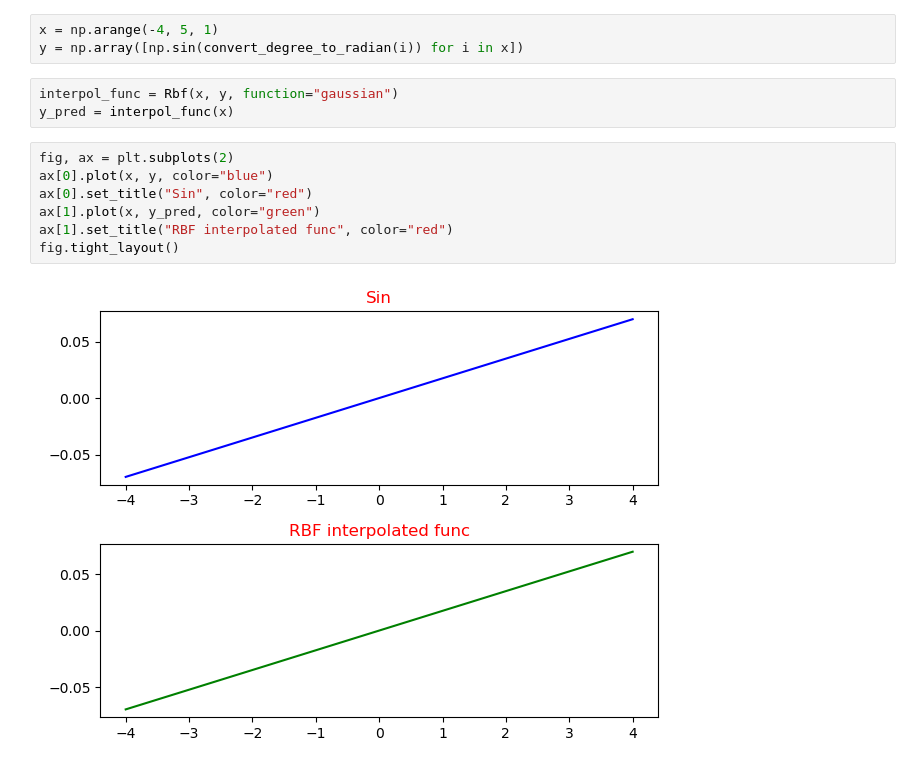
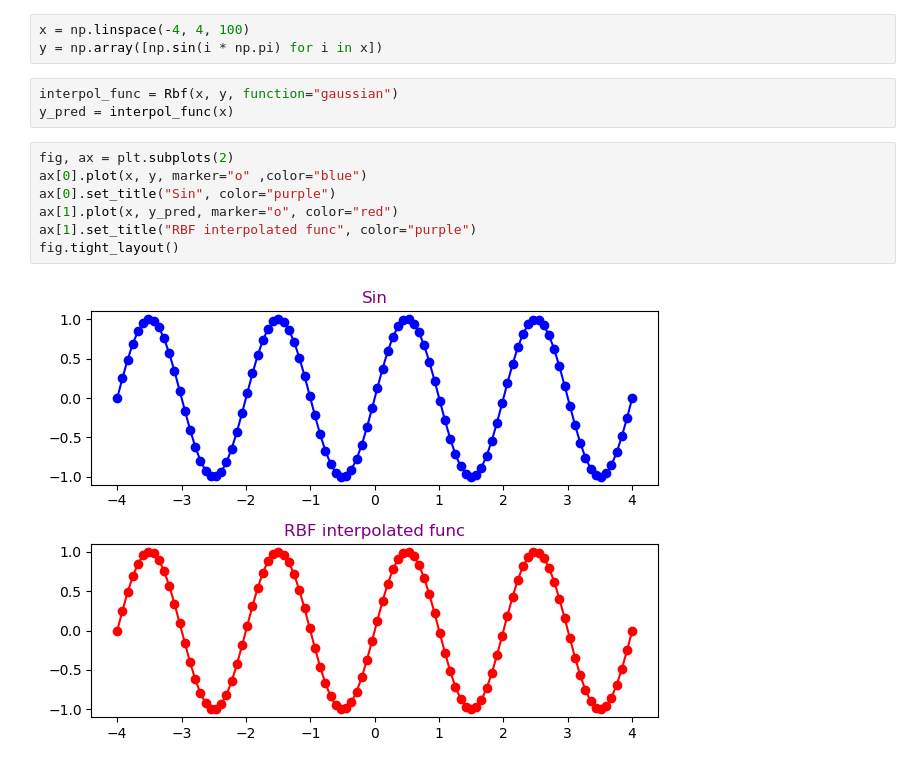
Before and after one commit to Khanzadeh-AH/NNAssignments, a Jupyter notebook: A2/Q5.ipynb, the cells around one changed output. Drawn from its saved outputs; the diff is of its cells as text.

```diff
--- a/A2/Q5.ipynb
+++ b/A2/Q5.ipynb
@@ -8,15 +5,15 @@ def convert_degree_to_radian(degree):
 # %%
-x = np.arange(-4, 5, 1)
-y = np.array([np.sin(convert_degree_to_radian(i)) for i in x])
+x = np.linspace(-4, 4, 100)
+y = np.array([np.sin(i * np.pi) for i in x])
 # %%
 interpol_func = Rbf(x, y, function="gaussian")
 y_pred = interpol_func(x)
 # %%
 fig, ax = plt.subplots(2)
-ax[0].plot(x, y, color="blue")
-ax[0].set_title("Sin", color="red")
-ax[1].plot(x, y_pred, color="green")
-ax[1].set_title("RBF interpolated func", color="red")
+ax[0].plot(x, y, marker="o" ,color="blue")
+ax[0].set_title("Sin", color="purple")
+ax[1].plot(x, y_pred, marker="o", color="red")
+ax[1].set_title("RBF interpolated func", color="purple")
 fig.tight_layout()
 # %% [output]
-[figure, old version]
+[figure, new version]
```
Also changed, not shown: parts of 2 cells of this notebook.
